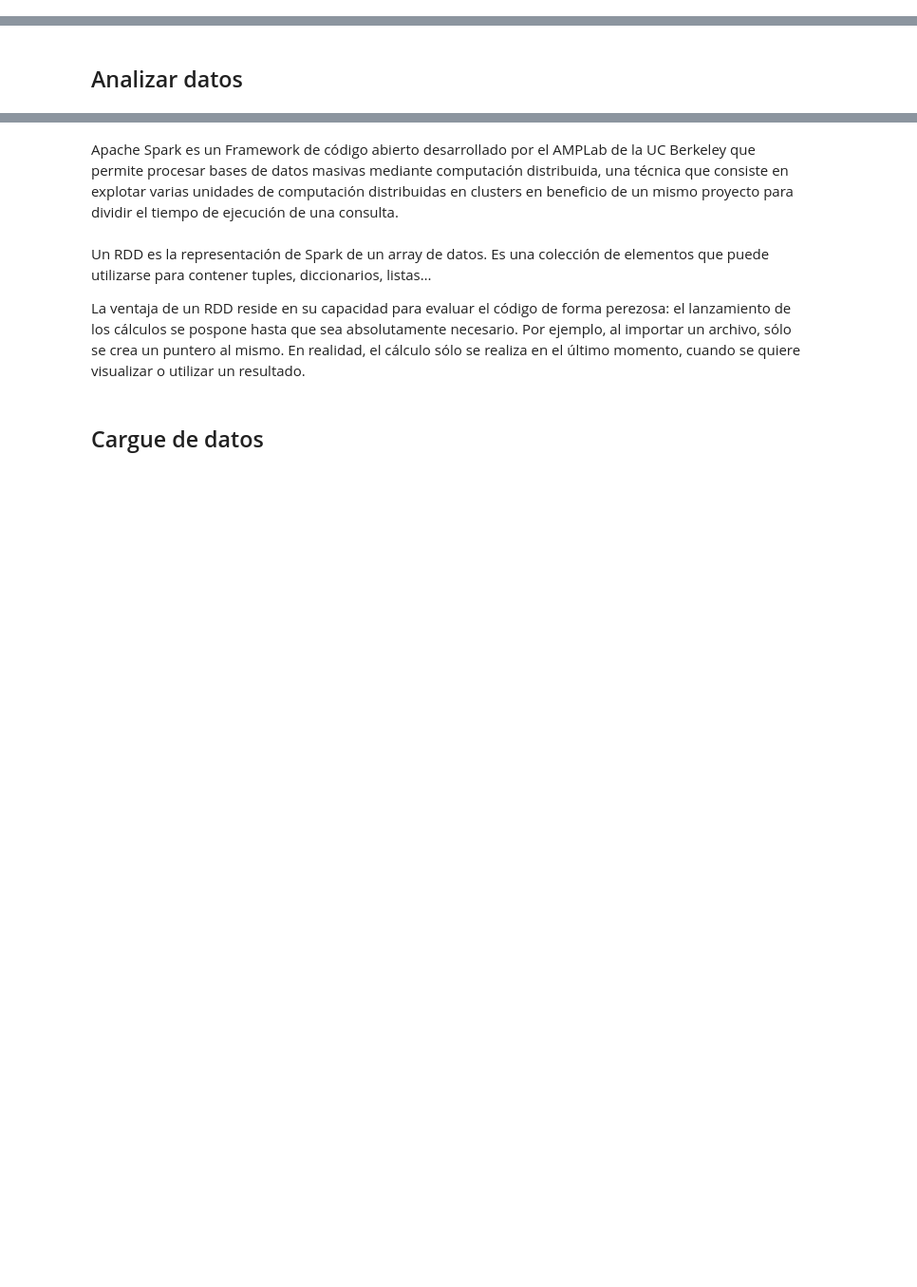
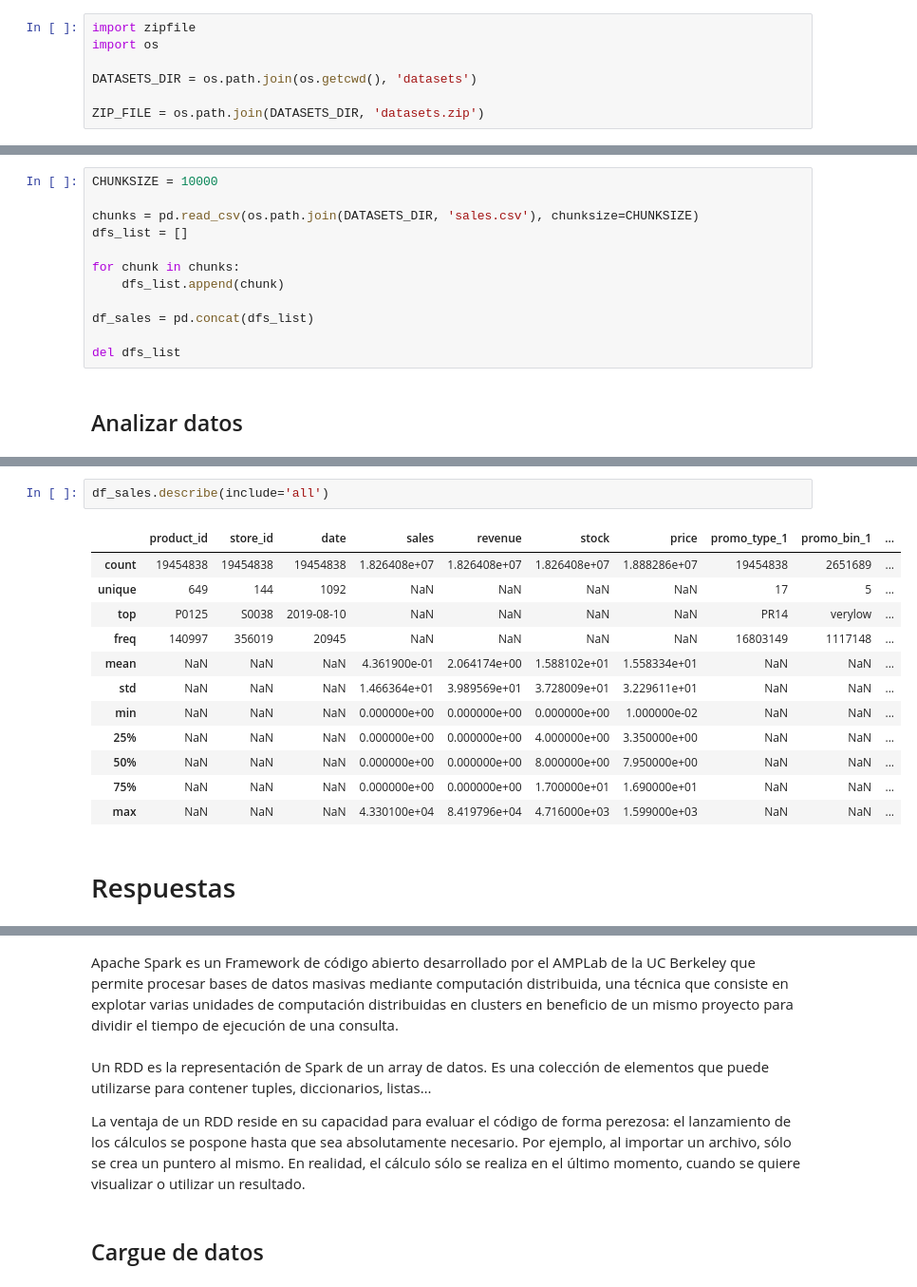
Before and after one commit to cramirez98/WorkshopSumz, a Jupyter notebook: workshop/Workshop 1.ipynb, the cells around one changed output, grey strips where cells are left out. Shown at 95% size. Cells and saved outputs as stored; diff of their text form; blank space fills up the shorter version.

```diff
--- a/workshop/Workshop 1.ipynb
+++ b/workshop/Workshop 1.ipynb
@@ -121,0 +124,7 @@ city_id
+# %%
+import zipfile
+import os
+
+DATASETS_DIR = os.path.join(os.getcwd(), 'datasets')
+
+ZIP_FILE = os.path.join(DATASETS_DIR, 'datasets.zip')
@@ -163,2 +183,14 @@ Las dos estructuras de datos principales dentro del paquete Pandas son:
+# %%
+CHUNKSIZE = 10000
+
+chunks = pd.read_csv(os.path.join(DATASETS_DIR, 'sales.csv'), chunksize=CHUNKSIZE)
+dfs_list = []
+
+for chunk in chunks:
+    dfs_list.append(chunk)
+
+df_sales = pd.concat(dfs_list)
+
+del dfs_list
 # %% [markdown]
 ## Analizar datos
@@ -228,0 +362,17 @@ Las dos estructuras de datos principales dentro del paquete Pandas son:
+# %%
+df_sales.describe(include='all')
+# %% [output]
+|  | product_id | store_id | date | sales | revenue | stock | price | promo_type_1 | promo_bin_1 | ... |
+| count | 19454838 | 19454838 | 19454838 | 1.826408e+07 | 1.826408e+07 | 1.826408e+07 | 1.888286e+07 | 19454838 | 2651689 | ... |
+| unique | 649 | 144 | 1092 | NaN | NaN | NaN | NaN | 17 | 5 | ... |
+| top | P0125 | S0038 | 2019-08-10 | NaN | NaN | NaN | NaN | PR14 | verylow | ... |
+| freq | 140997 | 356019 | 20945 | NaN | NaN | NaN | NaN | 16803149 | 1117148 | ... |
+| mean | NaN | NaN | NaN | 4.361900e-01 | 2.064174e+00 | 1.588102e+01 | 1.558334e+01 | NaN | NaN | ... |
+| std | NaN | NaN | NaN | 1.466364e+01 | 3.989569e+01 | 3.728009e+01 | 3.229611e+01 | NaN | NaN | ... |
+| min | NaN | NaN | NaN | 0.000000e+00 | 0.000000e+00 | 0.000000e+00 | 1.000000e-02 | NaN | NaN | ... |
+| 25% | NaN | NaN | NaN | 0.000000e+00 | 0.000000e+00 | 4.000000e+00 | 3.350000e+00 | NaN | NaN | ... |
+| 50% | NaN | NaN | NaN | 0.000000e+00 | 0.000000e+00 | 8.000000e+00 | 7.950000e+00 | NaN | NaN | ... |
+| 75% | NaN | NaN | NaN | 0.000000e+00 | 0.000000e+00 | 1.700000e+01 | 1.690000e+01 | NaN | NaN | ... |
+| max | NaN | NaN | NaN | 4.330100e+04 | 8.419796e+04 | 4.716000e+03 | 1.599000e+03 | NaN | NaN | ... |
+# %% [markdown]
+# Respuestas
```
Also changed, not shown: parts of 63 cells of this notebook, 4 other files.
